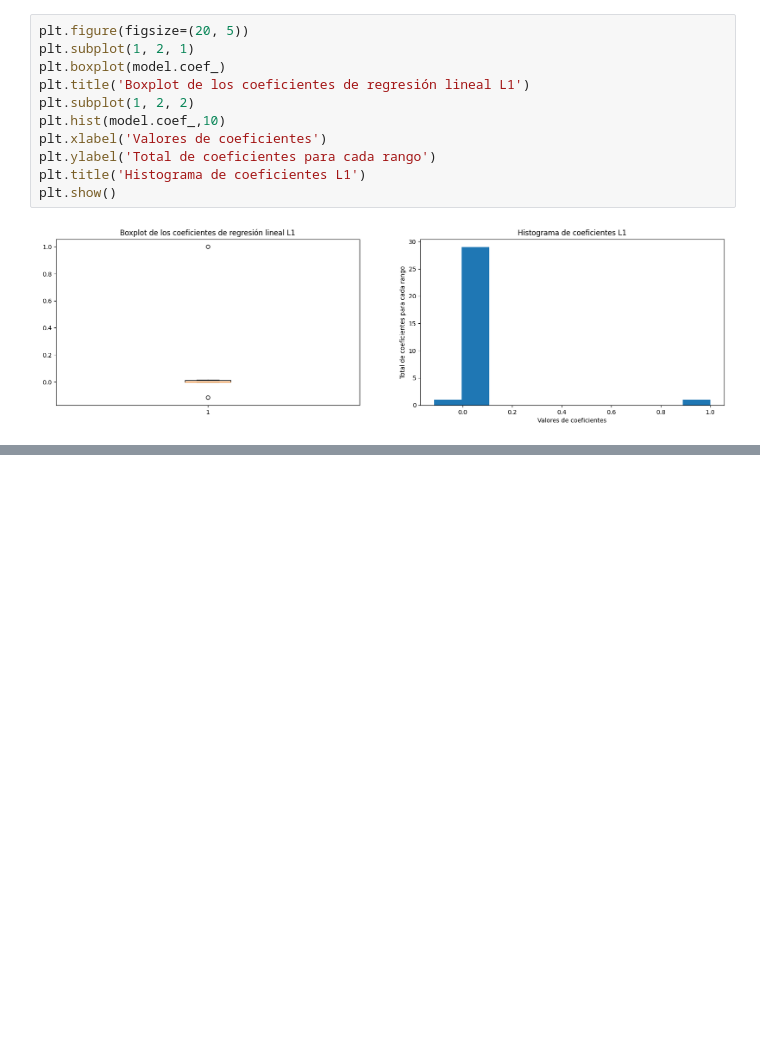
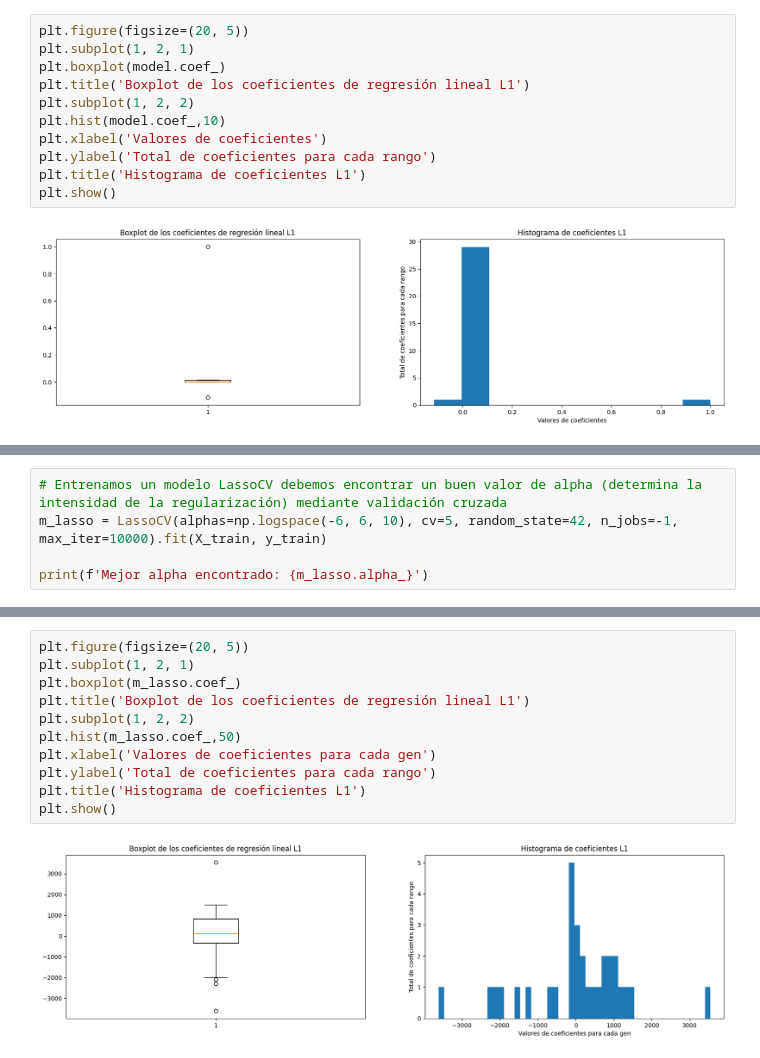
Before and after one commit to RmVa23/regularized-linear-regression, a Jupyter notebook: src/regresion-lineal.ipynb, the cells around one changed output, grey strips where cells are left out. Saved outputs shown, nothing was run; the diff lists cells and outputs as text; blank space fills up the shorter version.

Commit message:
regresion lineal regularizada l2

```diff
--- a/src/regresion-lineal.ipynb
+++ b/src/regresion-lineal.ipynb
@@ -62,0 +73,5 @@ plt.show()
+# %%
+# Entrenamos un modelo LassoCV debemos encontrar un buen valor de alpha (determina la intensidad de la regularización) mediante validación cruzada
+m_lasso = LassoCV(alphas=np.logspace(-6, 6, 10), cv=5, random_state=42, n_jobs=-1, max_iter=10000).fit(X_train, y_train)
+
+print(f'Mejor alpha encontrado: {m_lasso.alpha_}')
@@ -62,0 +96,13 @@ plt.show()
+# %%
+plt.figure(figsize=(20, 5))
+plt.subplot(1, 2, 1)
+plt.boxplot(m_lasso.coef_)
+plt.title('Boxplot de los coeficientes de regresión lineal L1')
+plt.subplot(1, 2, 2)
+plt.hist(m_lasso.coef_,50)
+plt.xlabel('Valores de coeficientes para cada gen')
+plt.ylabel('Total de coeficientes para cada rango')
+plt.title('Histograma de coeficientes L1')
+plt.show()
+# %% [output]
+[figure, added]
```
Also changed, not shown: parts of 10 cells of this notebook, 1 other file.
